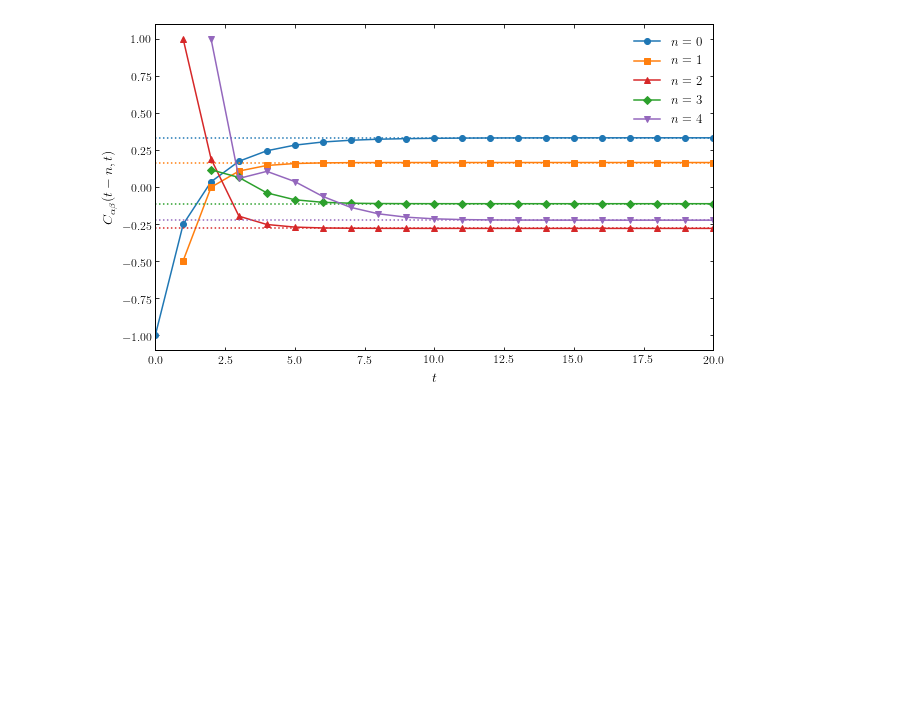
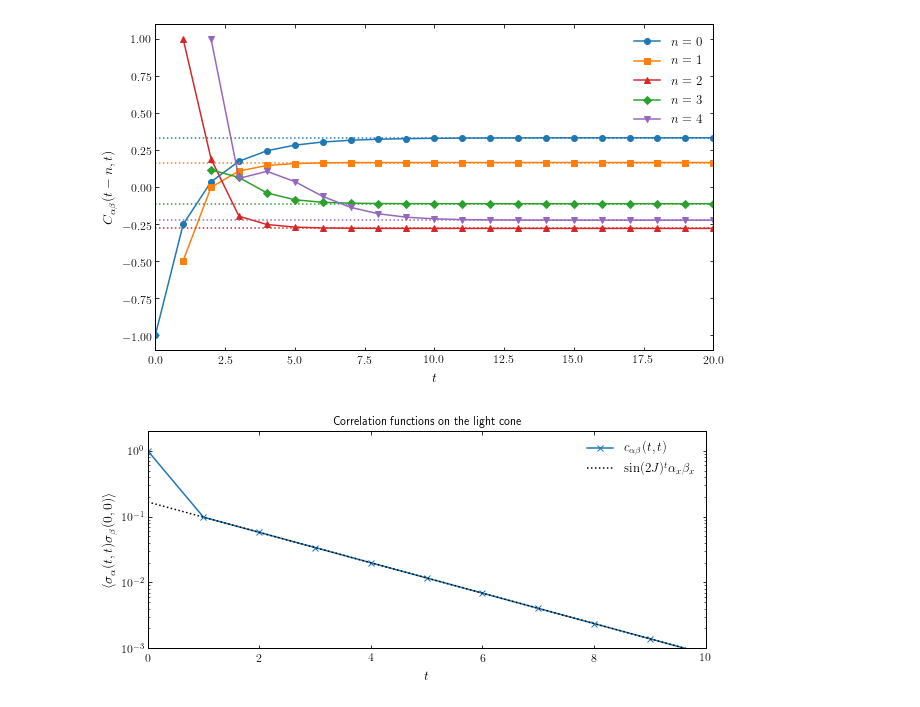
Before and after one commit to PieterWClaeys/UnitaryCircuits, a Jupyter notebook: MaximumVelocityQuantumCircuits.ipynb, the cells around one changed output. Cells and saved outputs as stored; diff of their text form; code cells hidden in the pictures; blank space fills up the shorter version.

```diff
--- a/MaximumVelocityQuantumCircuits.ipynb
+++ b/MaximumVelocityQuantumCircuits.ipynb
@@ -695,7 +720,8 @@ plt.show()
 ## Kicked XY Model
 # %%
 #Kicked XY Model
-U = XY_gate(0.1*np.pi)
+J = 0.1*np.pi
+U = XY_gate(J = J)
 
 #Check identities
 print("Numerical check of presented identities (should all be zero)")
@@ -765,3 +791,30 @@ ax.legend()
 plt.show()
 # %% [output]
 [figure]
+# %%
+#Correlation functions on the light cone
+fig, ax = plt.subplots(figsize=[10,4])
+
+#Number of time steps
+n_t = 20
+
+q = U.shape[0]
+corr_range = np.zeros(n_t,dtype=complex)
+op_t = op_b
+for n in range(n_t):
+    corr_range[n] = np.einsum('ab,ba', op_b, op_t) / q
+    op_t = M_channel_plus(op_t,U)
+ax.semilogy(np.arange(n_t),np.abs(corr_range),'x-',label=r'$c_{\alpha\beta}(t,t)$')
+
+ax.semilogy(np.arange(n_t),a_x*b_x*np.sin(2.*J)**np.arange(n_t),'k:',label=r'$\sin(2J)^{t} \alpha_x \beta_x $')
+
+#ax.semilogy(np.arange(1,n_t), lam_max**np.arange(n_t-1),'k:',label=r'$\lambda_{max}^{t}$')
+ax.set_title(r'Correlation functions on the light cone')
+ax.set_xlabel(r'$t$')
+ax.set_ylabel(r'$\langle \sigma_{\alpha}(t,t) \sigma_{\beta}(0,0) \rangle$')
+ax.set_xlim([0.,10.])
+ax.set_ylim([1e-3,2.])
+ax.legend()
+plt.show()
+# %% [output]
+[figure, added]
```
Also changed, not shown: parts of 5 cells of this notebook.
